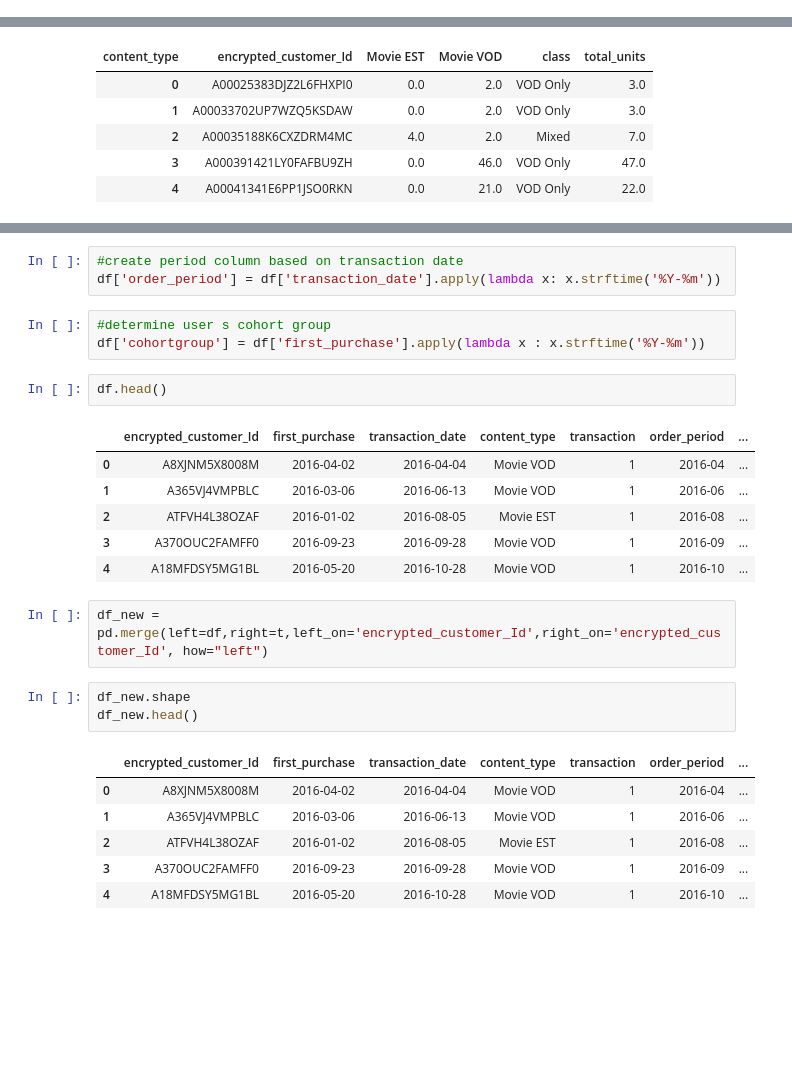
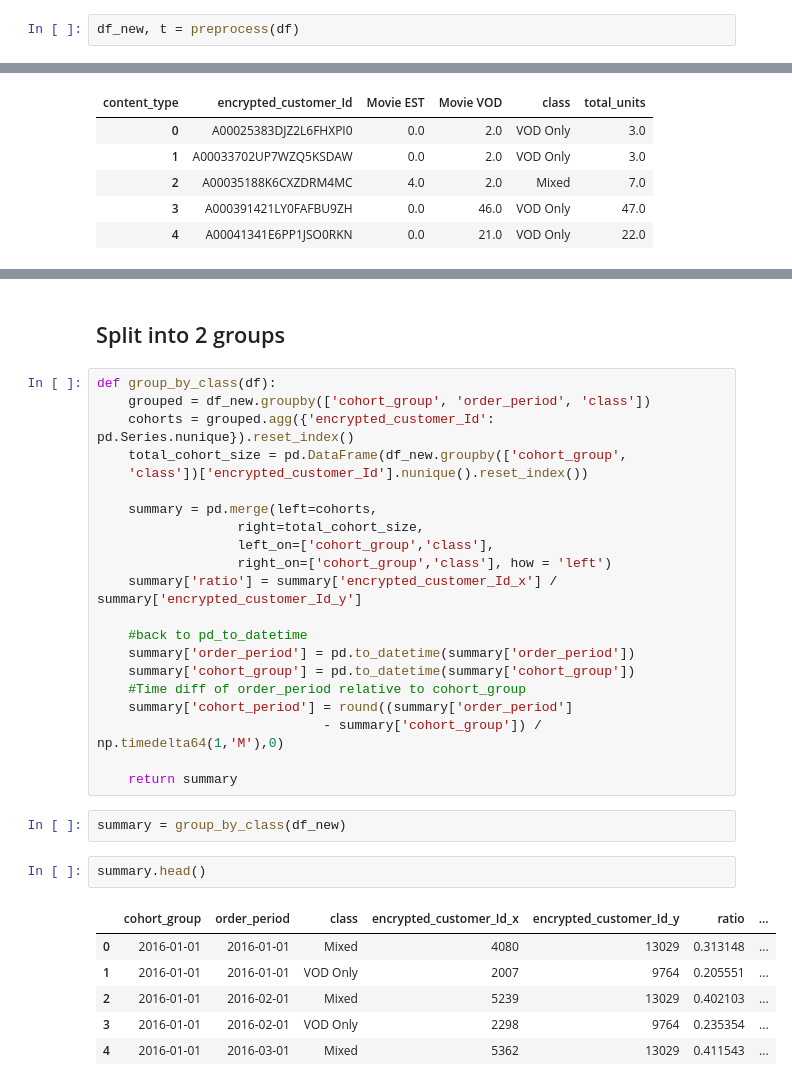
Before and after one commit to dfadeeff/AMZ_Projects, a Jupyter notebook: VOD_cohorts.ipynb, the cells around one changed output, grey strips where cells are left out. Drawn from its saved outputs; the diff is of its cells as text; blank space fills up the shorter version.

```diff
--- a/VOD_cohorts.ipynb
+++ b/VOD_cohorts.ipynb
@@ -33,0 +44,2 @@ t = t.fillna(0)
+# %%
+df_new, t = preprocess(df)
@@ -75,27 +64,34 @@ http://www.gregreda.com/2015/08/23/cohort-analysis-with-python/
-# %%
-#create period column based on transaction date
-df['order_period'] = df['transaction_date'].apply(lambda x: x.strftime('%Y-%m'))
-# %%
-#determine user s cohort group
-df['cohortgroup'] = df['first_purchase'].apply(lambda x : x.strftime('%Y-%m'))
+# %% [markdown]
+## Split into 2 groups
+# %%
+def group_by_class(df):
+    grouped = df_new.groupby(['cohort_group', 'order_period', 'class'])
+    cohorts = grouped.agg({'encrypted_customer_Id': pd.Series.nunique}).reset_index()
+    total_cohort_size = pd.DataFrame(df_new.groupby(['cohort_group',
+    'class'])['encrypted_customer_Id'].nunique().reset_index())
+
+    summary = pd.merge(left=cohorts,
+                  right=total_cohort_size,
+                  left_on=['cohort_group','class'],
+                  right_on=['cohort_group','class'], how = 'left')
+    summary['ratio'] = summary['encrypted_customer_Id_x'] / summary['encrypted_customer_Id_y']
+
+    #back to pd_to_datetime
+    summary['order_period'] = pd.to_datetime(summary['order_period'])
+    summary['cohort_group'] = pd.to_datetime(summary['cohort_group'])
+    #Time diff of order_period relative to cohort_group
+    summary['cohort_period'] = round((summary['order_period']
+                             - summary['cohort_group']) / np.timedelta64(1,'M'),0)
+
+    return summary
+# %%
+summary = group_by_class(df_new)
 # %%
-df.head()
+summary.head()
 # %% [output]
-|  | encrypted_customer_Id | first_purchase | transaction_date | content_type | transaction | order_period | ... |
-| 0 | A8XJNM5X8008M | 2016-04-02 | 2016-04-04 | Movie VOD | 1 | 2016-04 | ... |
-| 1 | A365VJ4VMPBLC | 2016-03-06 | 2016-06-13 | Movie VOD | 1 | 2016-06 | ... |
-| 2 | ATFVH4L38OZAF | 2016-01-02 | 2016-08-05 | Movie EST | 1 | 2016-08 | ... |
-| 3 | A370OUC2FAMFF0 | 2016-09-23 | 2016-09-28 | Movie VOD | 1 | 2016-09 | ... |
-| 4 | A18MFDSY5MG1BL | 2016-05-20 | 2016-10-28 | Movie VOD | 1 | 2016-10 | ... |
+|  | cohort_group | order_period | class | encrypted_customer_Id_x | encrypted_customer_Id_y | ratio | ... |
+| 0 | 2016-01-01 | 2016-01-01 | Mixed | 4080 | 13029 | 0.313148 | ... |
+| 1 | 2016-01-01 | 2016-01-01 | VOD Only | 2007 | 9764 | 0.205551 | ... |
+| 2 | 2016-01-01 | 2016-02-01 | Mixed | 5239 | 13029 | 0.402103 | ... |
+| 3 | 2016-01-01 | 2016-02-01 | VOD Only | 2298 | 9764 | 0.235354 | ... |
+| 4 | 2016-01-01 | 2016-03-01 | Mixed | 5362 | 13029 | 0.411543 | ... |
-# %%
-df_new = pd.merge(left=df,right=t,left_on='encrypted_customer_Id',right_on='encrypted_customer_Id', how="left")
-# %%
-df_new.shape
-df_new.head()
-# %% [output]
-|  | encrypted_customer_Id | first_purchase | transaction_date | content_type | transaction | order_period | ... |
-| 0 | A8XJNM5X8008M | 2016-04-02 | 2016-04-04 | Movie VOD | 1 | 2016-04 | ... |
-| 1 | A365VJ4VMPBLC | 2016-03-06 | 2016-06-13 | Movie VOD | 1 | 2016-06 | ... |
-| 2 | ATFVH4L38OZAF | 2016-01-02 | 2016-08-05 | Movie EST | 1 | 2016-08 | ... |
-| 3 | A370OUC2FAMFF0 | 2016-09-23 | 2016-09-28 | Movie VOD | 1 | 2016-09 | ... |
-| 4 | A18MFDSY5MG1BL | 2016-05-20 | 2016-10-28 | Movie VOD | 1 | 2016-10 | ... |
```
Also changed, not shown: parts of 17 cells of this notebook.
